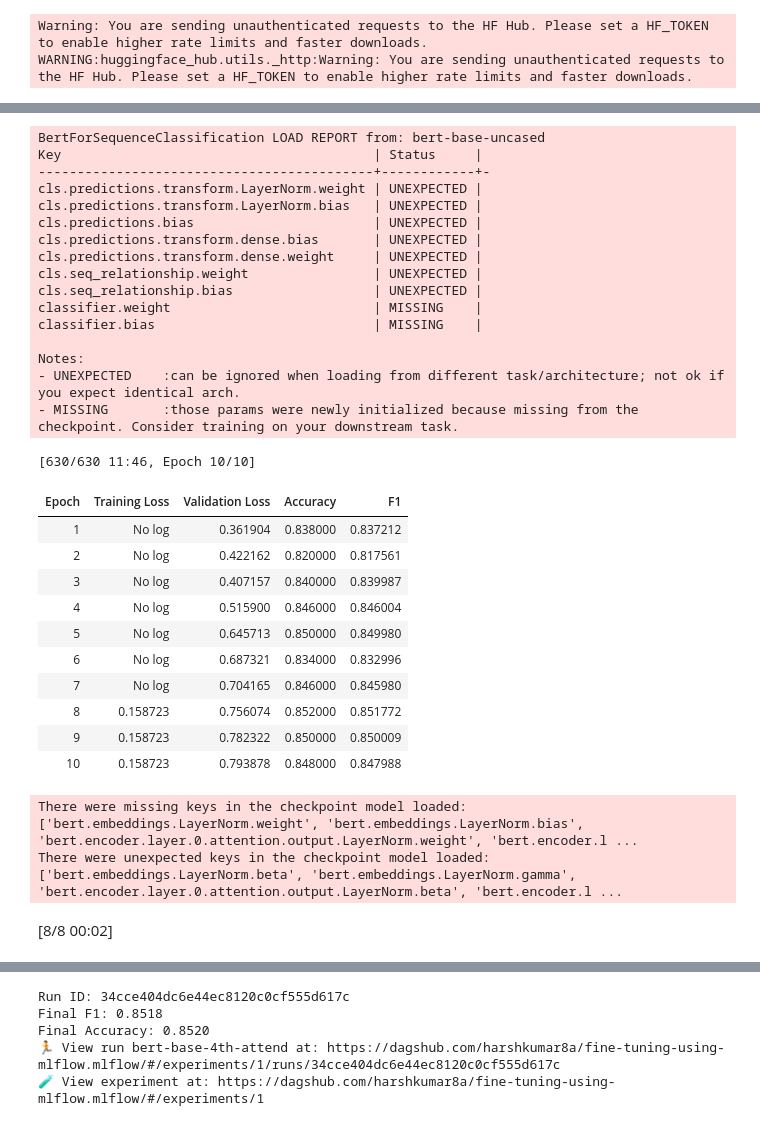
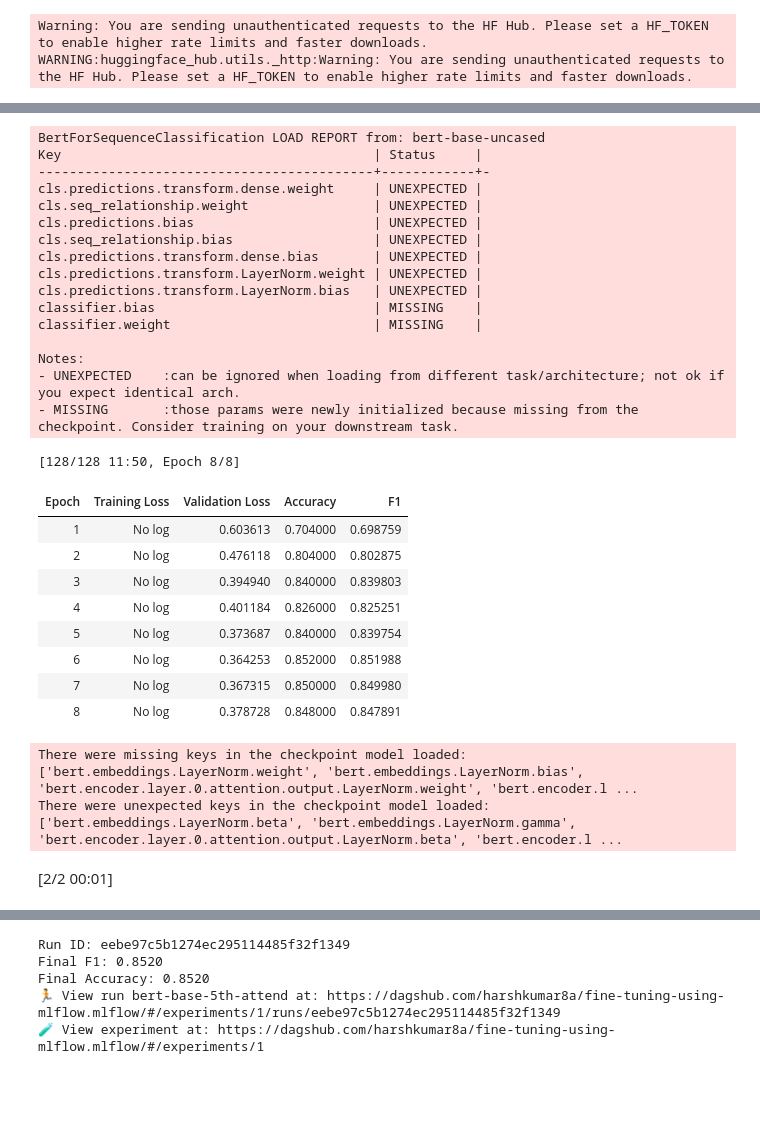
Before and after one commit to harshkumar8a/fine-tuning-using-mlflow, a Jupyter notebook: Fine_Tuning_with_Mlflow.ipynb, the cells around one changed output, grey strips where cells are left out. Cells and saved outputs as stored; diff of their text form; code cells hidden in the pictures; blank space fills up the shorter version.

```diff
--- a/Fine_Tuning_with_Mlflow.ipynb
+++ b/Fine_Tuning_with_Mlflow.ipynb
@@ -192,5 +213,3 @@ with mlflow.start_run():
 # %% [output]
 🏃 View run worried-owl-789 at: https://dagshub.com/harshkumar8a/fine-tuning-using-mlflow.mlflow/#/experiments/0/runs/e8e39edd45a1464bb7380670af392626
 🧪 View experiment at: https://dagshub.com/harshkumar8a/fine-tuning-using-mlflow.mlflow/#/experiments/0
-# %%
-mlflow.set_tracking_uri("https://dagshub.com/harshkumar8a/fine-tuning-using-mlflow.mlflow")
@@ -215,10 +229,10 @@ CONFIG = {
     "model_name":   "bert-base-uncased",
     "num_labels":   2,
     "max_length":   128,
-    "batch_size":   32,
-    "epochs":       10,
+    "batch_size":   128,
+    "epochs":       8,
     "learning_rate": 2e-5,
-    "weight_decay": 0.02,
+    "weight_decay": 0.05,
     "train_size":   2000,
     "eval_size":    500,
 }
@@ -261,5 +274,5 @@ mlflow.set_experiment("bert-sentiment-classification")
 # %%
-with mlflow.start_run(run_name="bert-base-4th-attend") as run:
+with mlflow.start_run(run_name="bert-base-5th-attend") as run:
 
     # Log every hyperparameter — you'll thank yourself when comparing runs
     mlflow.log_params(CONFIG)
@@ -328,50 +341,48 @@ with mlflow.start_run(run_name="bert-base-4th-attend") as run:
 
     # 7. Save model as MLflow artifact
     # Option A: save as HuggingFace pipeline (easy to load later)
     from transformers import pipeline
     clf_pipeline = pipeline(
         "text-classification",
         model=trainer.model,
         tokenizer=tokenizer
     )
     mlflow.transformers.log_model(
         transformers_model=clf_pipeline,
         artifact_path="model",              # folder name inside the run
         task="text-classification",
     )
 
     print(f"Run ID: {run.info.run_id}")
     print(f"Final F1: {final_metrics['eval_f1']:.4f}")
     print(f"Final Accuracy: {final_metrics['eval_accuracy']:.4f}")
 # %% [output]
 BertForSequenceClassification LOAD REPORT from: bert-base-uncased
 Key                                        | Status     |
 -------------------------------------------+------------+-
+cls.predictions.transform.dense.weight     | UNEXPECTED |
+cls.seq_relationship.weight                | UNEXPECTED |
+cls.predictions.bias                       | UNEXPECTED |
+cls.seq_relationship.bias                  | UNEXPECTED |
+cls.predictions.transform.dense.bias       | UNEXPECTED |
 cls.predictions.transform.LayerNorm.weight | UNEXPECTED |
 cls.predictions.transform.LayerNorm.bias   | UNEXPECTED |
-cls.predictions.bias                       | UNEXPECTED |
-cls.predictions.transform.dense.bias       | UNEXPECTED |
-cls.predictions.transform.dense.weight     | UNEXPECTED |
-cls.seq_relationship.weight                | UNEXPECTED |
-cls.seq_relationship.bias                  | UNEXPECTED |
+classifier.bias                            | MISSING    |
 classifier.weight                          | MISSING    |
-classifier.bias                            | MISSING    |
 
 Notes:
 - UNEXPECTED    :can be ignored when loading from different task/architecture; not ok if you expect identical arch.
 - MISSING       :those params were newly initialized because missing from the checkpoint. Consider training on your downstream task.
-[630/630 11:46, Epoch 10/10]
+[128/128 11:50, Epoch 8/8]
 | Epoch | Training Loss | Validation Loss | Accuracy | F1 |
-| 1 | No log | 0.361904 | 0.838000 | 0.837212 |
-| 2 | No log | 0.422162 | 0.820000 | 0.817561 |
-| 3 | No log | 0.407157 | 0.840000 | 0.839987 |
-| 4 | No log | 0.515900 | 0.846000 | 0.846004 |
-| 5 | No log | 0.645713 | 0.850000 | 0.849980 |
-| 6 | No log | 0.687321 | 0.834000 | 0.832996 |
-| 7 | No log | 0.704165 | 0.846000 | 0.845980 |
-| 8 | 0.158723 | 0.756074 | 0.852000 | 0.851772 |
-| 9 | 0.158723 | 0.782322 | 0.850000 | 0.850009 |
-| 10 | 0.158723 | 0.793878 | 0.848000 | 0.847988 |
+| 1 | No log | 0.603613 | 0.704000 | 0.698759 |
+| 2 | No log | 0.476118 | 0.804000 | 0.802875 |
+| 3 | No log | 0.394940 | 0.840000 | 0.839803 |
+| 4 | No log | 0.401184 | 0.826000 | 0.825251 |
+| 5 | No log | 0.373687 | 0.840000 | 0.839754 |
+| 6 | No log | 0.364253 | 0.852000 | 0.851988 |
+| 7 | No log | 0.367315 | 0.850000 | 0.849980 |
+| 8 | No log | 0.378728 | 0.848000 | 0.847891 |
 There were missing keys in the checkpoint model loaded: ['bert.embeddings.LayerNorm.weight', 'bert.embeddings.LayerNorm.bias', 'bert.encoder.layer.0.attention.output.LayerNorm.weight', 'bert.encoder.l ...
 There were unexpected keys in the checkpoint model loaded: ['bert.embeddings.LayerNorm.beta', 'bert.embeddings.LayerNorm.gamma', 'bert.encoder.layer.0.attention.output.LayerNorm.beta', 'bert.encoder.l ...
-[8/8 00:02]
+[2/2 00:01]
@@ -384,5 +395,5 @@ Failure cause: cannot import name 'FlaxPreTrainedModel' from 'transformers' (/us
-Run ID: 34cce404dc6e44ec8120c0cf555d617c
-Final F1: 0.8518
+Run ID: eebe97c5b1274ec295114485f32f1349
+Final F1: 0.8520
 Final Accuracy: 0.8520
-🏃 View run bert-base-4th-attend at: https://dagshub.com/harshkumar8a/fine-tuning-using-mlflow.mlflow/#/experiments/1/runs/34cce404dc6e44ec8120c0cf555d617c
+🏃 View run bert-base-5th-attend at: https://dagshub.com/harshkumar8a/fine-tuning-using-mlflow.mlflow/#/experiments/1/runs/eebe97c5b1274ec295114485f32f1349
 🧪 View experiment at: https://dagshub.com/harshkumar8a/fine-tuning-using-mlflow.mlflow/#/experiments/1
```
Also changed, not shown: parts of 23 cells of this notebook.
